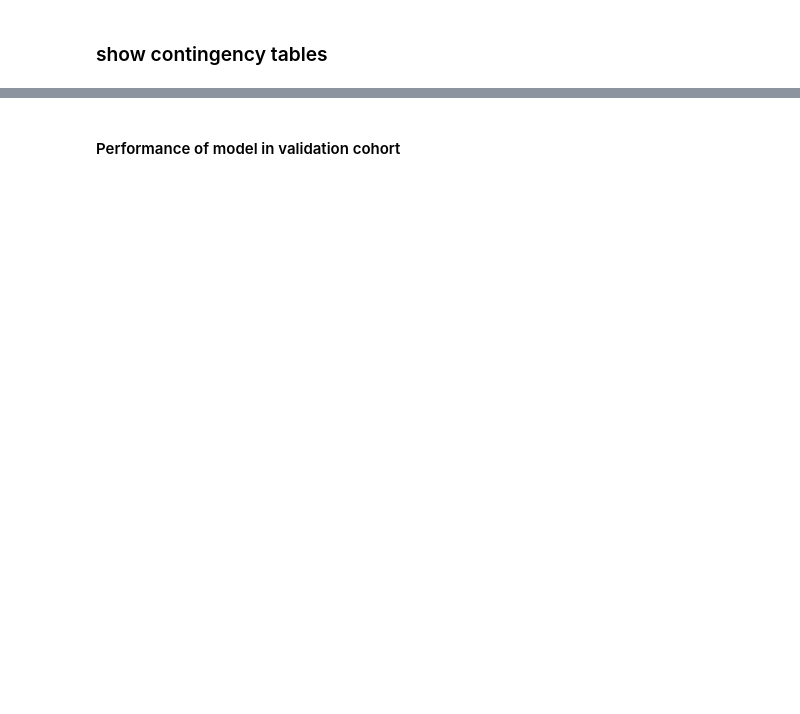
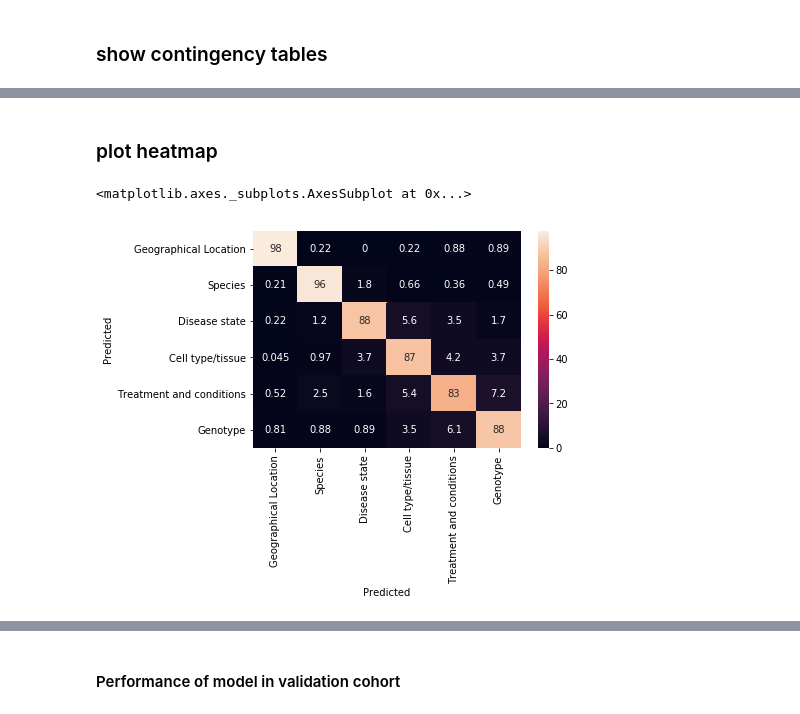
Before and after one commit to brianyiktaktsui/DEEP_NLP, a Jupyter notebook: deep_sra_train.ipynb, the cells around one changed output, grey strips where cells are left out. Cells and saved outputs as stored; diff of their text form; code cells hidden in the pictures; blank space fills up the shorter version.

```diff
--- a/deep_sra_train.ipynb
+++ b/deep_sra_train.ipynb
@@ -209,7 +246,7 @@ dtype: int64
 ### subsetting training and testing data
 shuffle the training data to make sure the model isn't learning the ordering of the data
 # %%
-cap_size=50000#20000#1000#50000
-train_df=all_train_df.sample(n=all_train_df.shape[0]).groupby('attrib').head(n=cap_size)
+cap_size=20000#20000#1000#50000
+train_df=dedup_train_df.sample(dedup_train_df.shape[0]).groupby('attrib').head(n=cap_size)
 all_test_df=myDf[myDf.srs.isin(test_samples)]
 test_df=all_test_df.sample(n=all_test_df.shape[0]).groupby('attrib').head(cap_size)
@@ -359,6 +427,6 @@ inEvalDf=probaDf_multI#[m_cleanText]
 # %%
 minProbThreshold=0.2
 confidence_mask=inEvalDf.max(axis=1)>=minProbThreshold
-tmpDf3=inEvalDf[confidence_mask].idxmax(axis=1).reset_index(name='predicted')
+tmpDf3=inEvalDf.idxmax(axis=1).reset_index(name='predicted')
 # %%
 tmpDf3.groupby('predicted').size()
@@ -372,14 +446,13 @@ import seaborn as sns
 # %%
 attribVC_train=train_df.attrib.value_counts()#.to_frame()
+# %% [markdown]
+### plot heatmap
 # %%
-fig,ax=plt.subplots(figsize=(3,2))
+#fig,ax=plt.subplots(figsize=(5,5))#3,2
 #,cmap="Greens"
 continDf=continDf.loc[attribVC_train.index,attribVC_train.index]
 continDf.index=continDf.index.copy()
 continDf.columns=continDf.columns.copy()
 continDf.index.name='Predicted'
 continDf.columns.name='Actual'
-sns.heatmap(ax=ax,data=(continDf/continDf.sum(axis=0)).T*100,annot=True,cbar_kws={'label':'% of samples'},center=0.3,
-           fmt='.1f')
-fig.savefig('./Results/Figures/entity_contingency.pdf')
-fig.savefig('./Results/Figures/entity_contingency.png',dpi=300)
+percentDf=(continDf/continDf.sum(axis=0)).T*100
@@ -389,0 +459,9 @@ fig.savefig('./Results/Figures/entity_contingency.png',dpi=300)
+# %%
+g=sns.clustermap(data=percentDf,annot=True,cbar_kws={'label':'% of samples'},center=0.1,
+           fmt='.1f')
+plt.close()
+# %%
+sns.heatmap(data=percentDf.loc[g.data2d.columns,g.data2d.columns],annot=True)
+# %% [output]
+<matplotlib.axes._subplots.AxesSubplot at 0x...>
+[figure, added]
```
Also changed, not shown: parts of 84 cells of this notebook.
